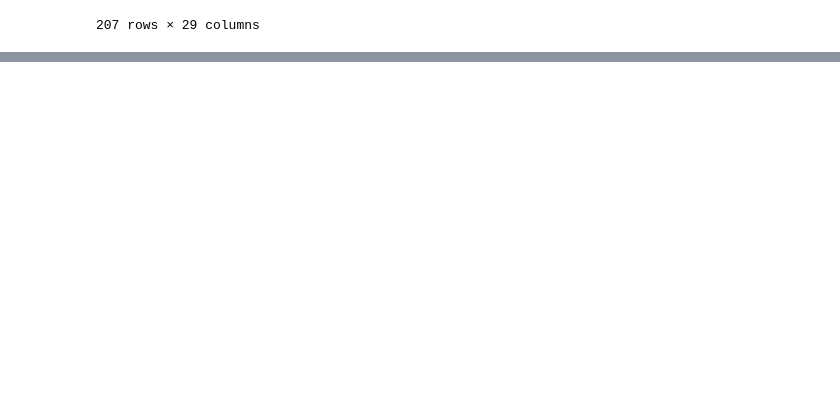
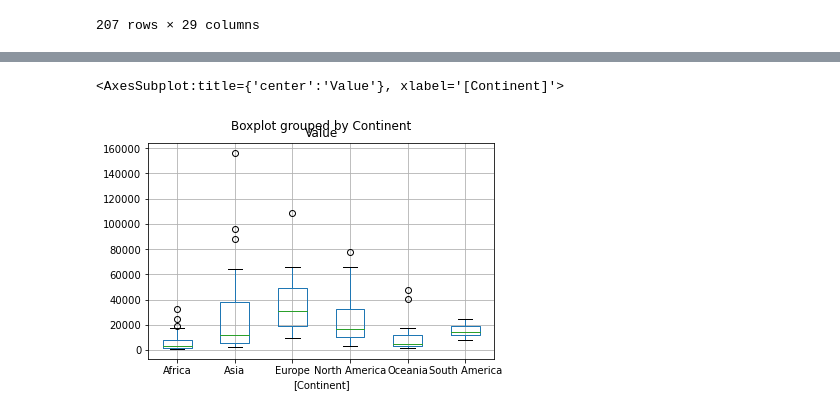
Before and after one commit to nss-data-science-cohort-6/un_data_question-AjayNSS, a Jupyter notebook: notebooks/UN_Data_Exploration.ipynb, the cells around one changed output, grey strips where cells are left out. Cells and saved outputs as stored; diff of their text form; code cells hidden in the pictures; blank space fills up the shorter version.

```diff
--- a/notebooks/UN_Data_Exploration.ipynb
+++ b/notebooks/UN_Data_Exploration.ipynb
@@ -502,0 +578,8 @@ Name: Equatorial Guinea, dtype: float64
+# %%
+df1= gdp_df[gdp_df["Year"] == "2014"]
+df2 = df1[["Value", "Continent"]]
+df2.boxplot(by ="Continent")
+#gdp_df.loc[ :, gdp_df["Year"] == "2014",["Value", "Continent"]]
+# %% [output]
+<AxesSubplot:title={'center':'Value'}, xlabel='[Continent]'>
+[figure, added]
```
Also changed, not shown: parts of 13 cells of this notebook.
